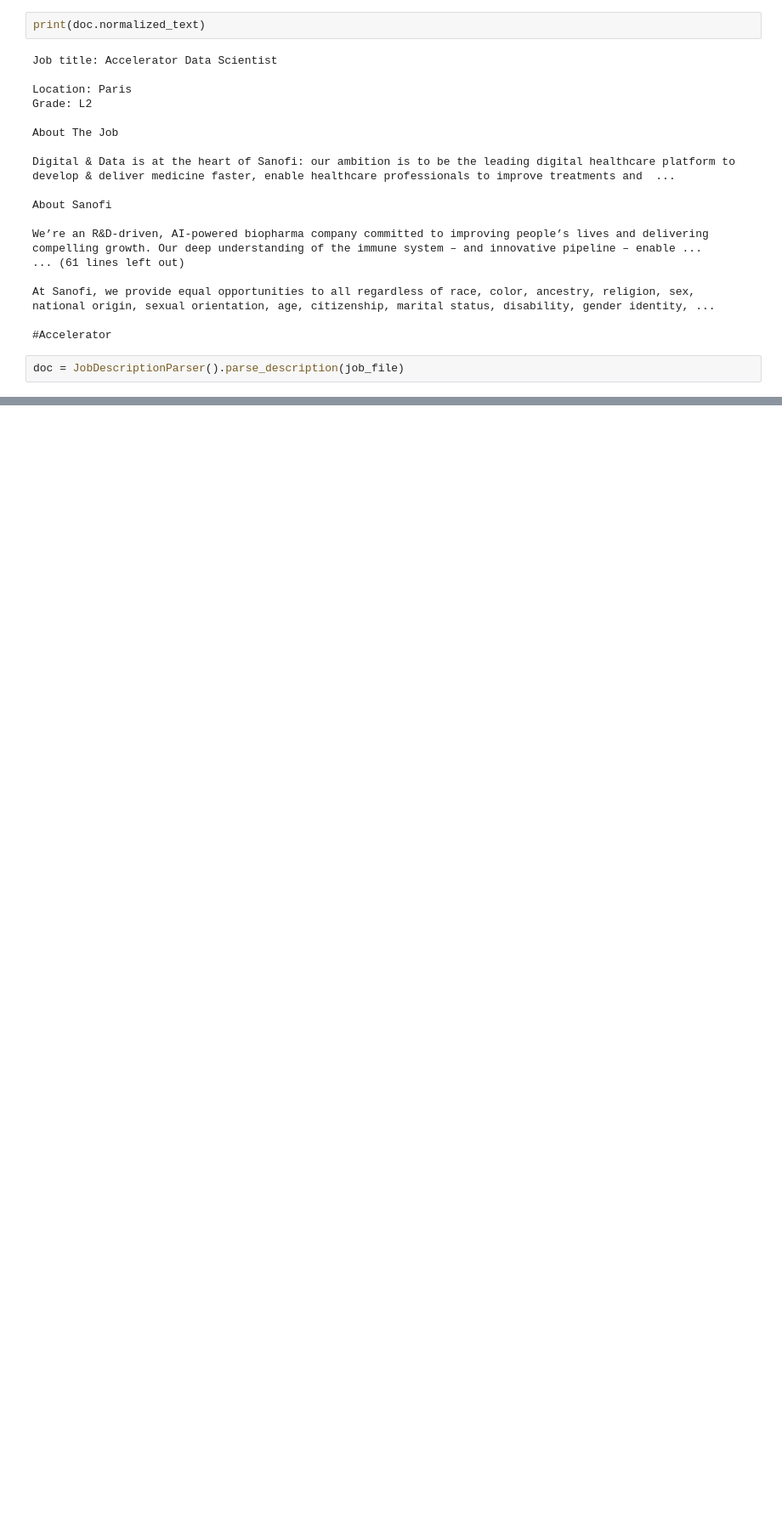
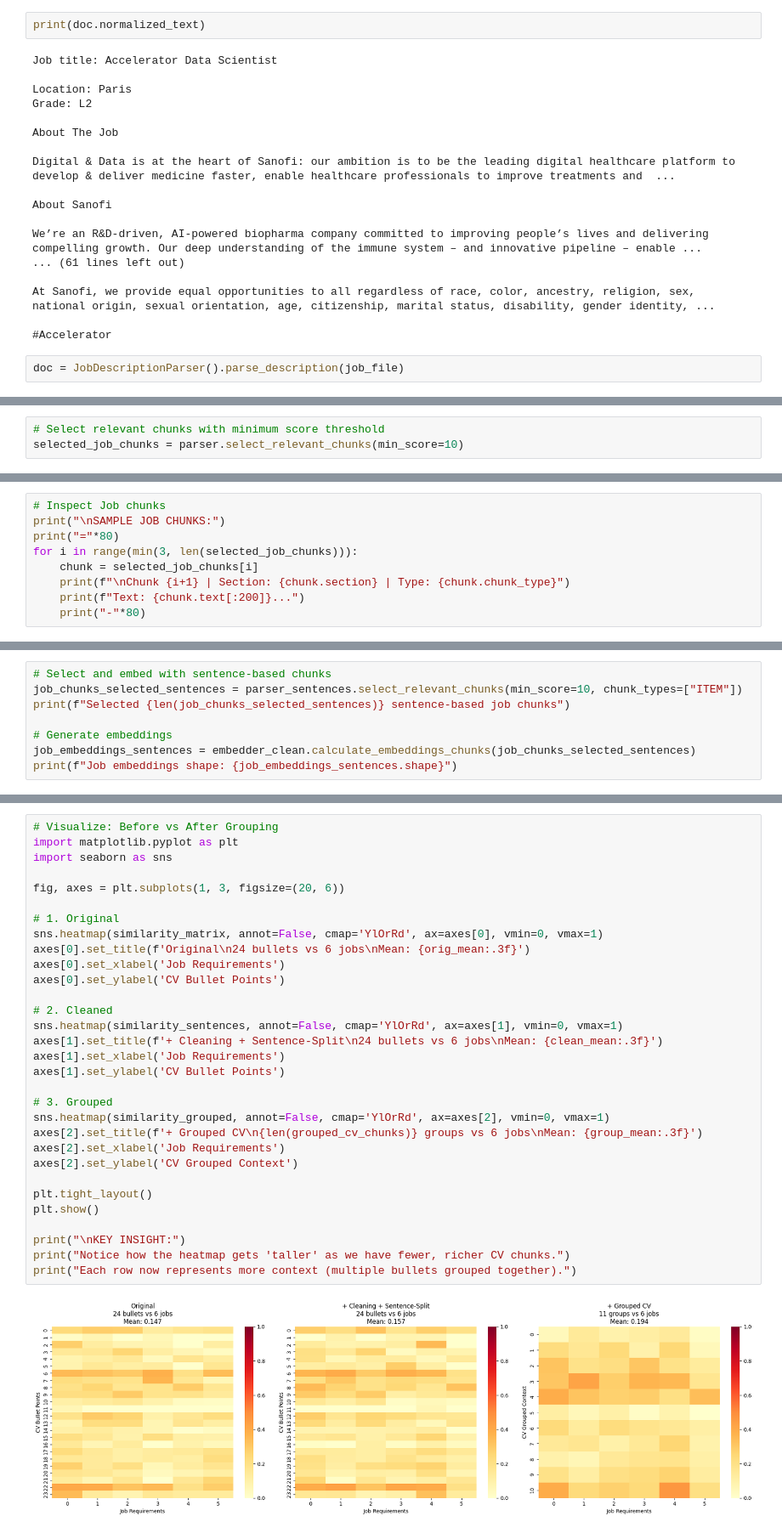
Before and after one commit to rodrigosanchezcela/interview-preparation, a Jupyter notebook: notebooks/experiments.ipynb, the cells around one changed output, grey strips where cells are left out. Shown at 85% size. Drawn from its saved outputs; the diff is of its cells as text; blank space fills up the shorter version.

```diff
--- a/notebooks/experiments.ipynb
+++ b/notebooks/experiments.ipynb
@@ -121,0 +204,3 @@ Preview: #Accelerator...
+# %%
+# Select relevant chunks with minimum score threshold
+selected_job_chunks = parser.select_relevant_chunks(min_score=10)
@@ -121,0 +528,9 @@ Preview: #Accelerator...
+# %%
+# Inspect Job chunks
+print("\nSAMPLE JOB CHUNKS:")
+print("="*80)
+for i in range(min(3, len(selected_job_chunks))):
+    chunk = selected_job_chunks[i]
+    print(f"\nChunk {i+1} | Section: {chunk.section} | Type: {chunk.chunk_type}")
+    print(f"Text: {chunk.text[:200]}...")
+    print("-"*80)
@@ -121,0 +745,8 @@ Preview: #Accelerator...
+# %%
+# Select and embed with sentence-based chunks
+job_chunks_selected_sentences = parser_sentences.select_relevant_chunks(min_score=10, chunk_types=["ITEM"])
+print(f"Selected {len(job_chunks_selected_sentences)} sentence-based job chunks")
+
+# Generate embeddings
+job_embeddings_sentences = embedder_clean.calculate_embeddings_chunks(job_chunks_selected_sentences)
+print(f"Job embeddings shape: {job_embeddings_sentences.shape}")
@@ -121,0 +1021,33 @@ Preview: #Accelerator...
+# %%
+# Visualize: Before vs After Grouping
+import matplotlib.pyplot as plt
+import seaborn as sns
+
+fig, axes = plt.subplots(1, 3, figsize=(20, 6))
+
+# 1. Original
+sns.heatmap(similarity_matrix, annot=False, cmap='YlOrRd', ax=axes[0], vmin=0, vmax=1)
+axes[0].set_title(f'Original\n24 bullets vs 6 jobs\nMean: {orig_mean:.3f}')
+axes[0].set_xlabel('Job Requirements')
+axes[0].set_ylabel('CV Bullet Points')
+
+# 2. Cleaned
+sns.heatmap(similarity_sentences, annot=False, cmap='YlOrRd', ax=axes[1], vmin=0, vmax=1)
+axes[1].set_title(f'+ Cleaning + Sentence-Split\n24 bullets vs 6 jobs\nMean: {clean_mean:.3f}')
+axes[1].set_xlabel('Job Requirements')
+axes[1].set_ylabel('CV Bullet Points')
+
+# 3. Grouped
+sns.heatmap(similarity_grouped, annot=False, cmap='YlOrRd', ax=axes[2], vmin=0, vmax=1)
+axes[2].set_title(f'+ Grouped CV\n{len(grouped_cv_chunks)} groups vs 6 jobs\nMean: {group_mean:.3f}')
+axes[2].set_xlabel('Job Requirements')
+axes[2].set_ylabel('CV Grouped Context')
+
+plt.tight_layout()
+plt.show()
+
+print("\nKEY INSIGHT:")
+print("Notice how the heatmap gets 'taller' as we have fewer, richer CV chunks.")
+print("Each row now represents more context (multiple bullets grouped together).")
+# %% [output]
+[figure, added]
```
Also changed, not shown: parts of 55 cells of this notebook, 13 other files.
